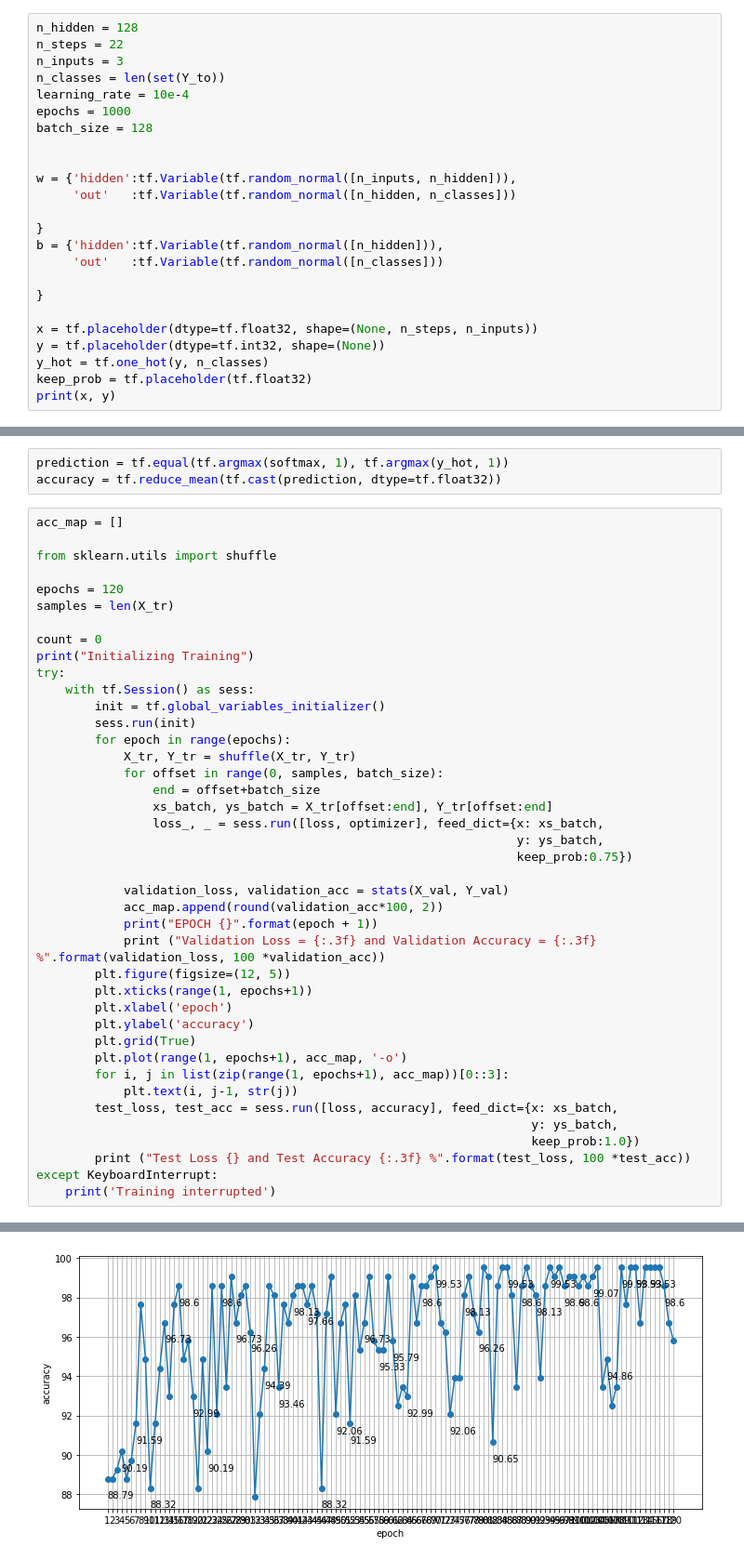
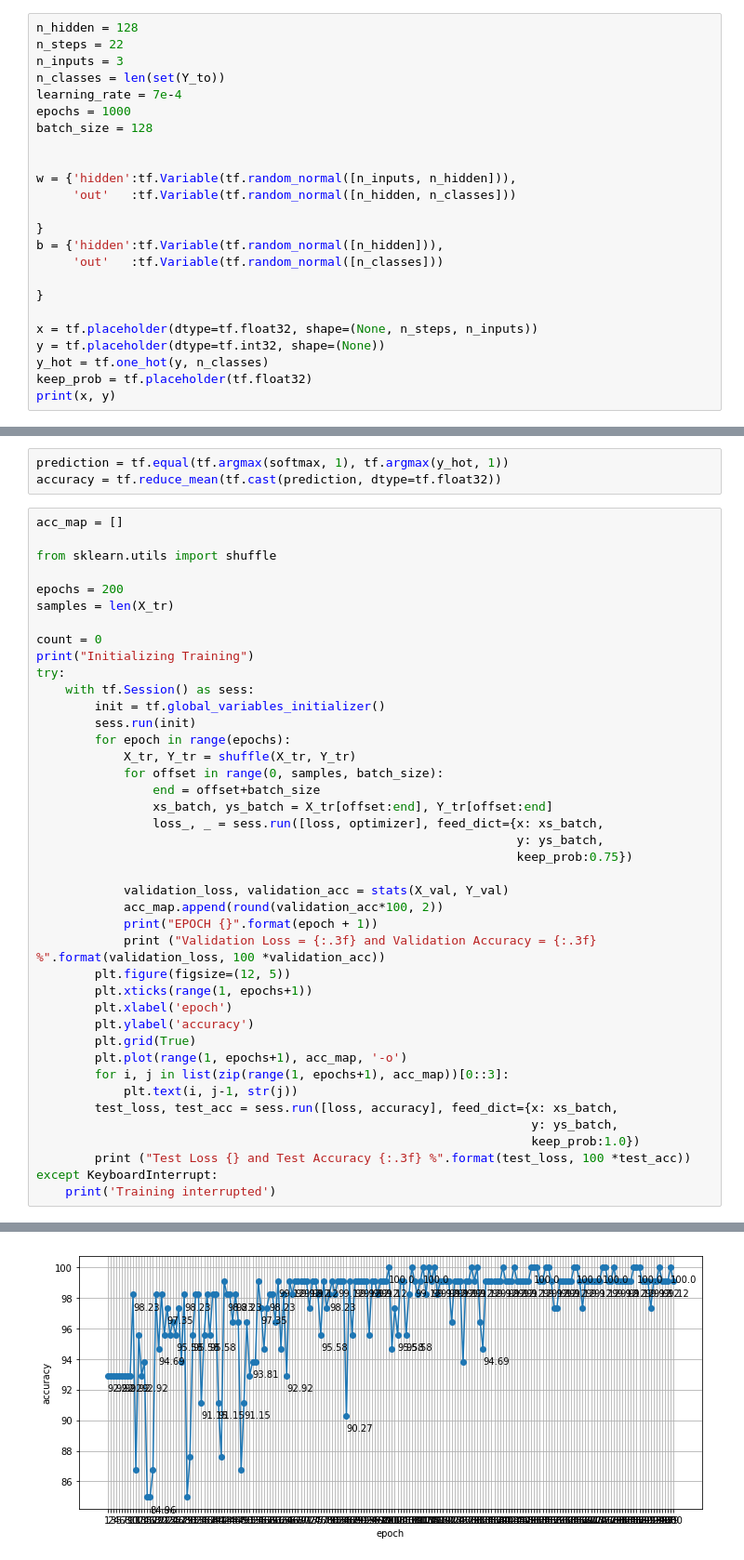
Before and after one commit to aparecidovieira/Time-Series-Stocks, a Jupyter notebook: time_series.ipynb, the cells around one changed output, grey strips where cells are left out. Shown: that part at 93% size. Drawn from its saved outputs; the diff is of its cells as text.

```diff
--- a/time_series.ipynb
+++ b/time_series.ipynb
@@ -90,7 +90,7 @@ n_hidden = 128
 n_steps = 22
 n_inputs = 3
 n_classes = len(set(Y_to))
-learning_rate = 10e-4
+learning_rate = 7e-4
 epochs = 1000
 batch_size = 128
 
@@ -126,7 +126,7 @@ acc_map = []
 
 from sklearn.utils import shuffle
 
-epochs = 120
+epochs = 200
 samples = len(X_tr)
 
 count = 0
@@ -183 +183 @@ Test Loss 0.024307362735271454 and Test Accuracy 98.400 %
-[figure, old version]
+[figure, new version]
```
Also changed, not shown: parts of 1 cell of this notebook.
